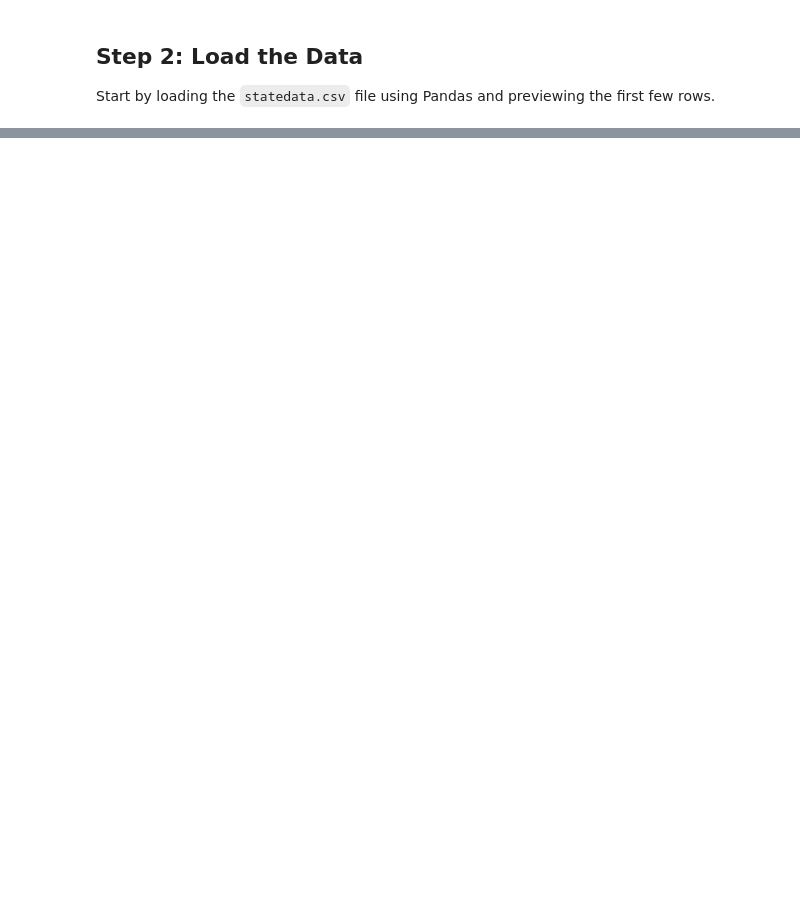
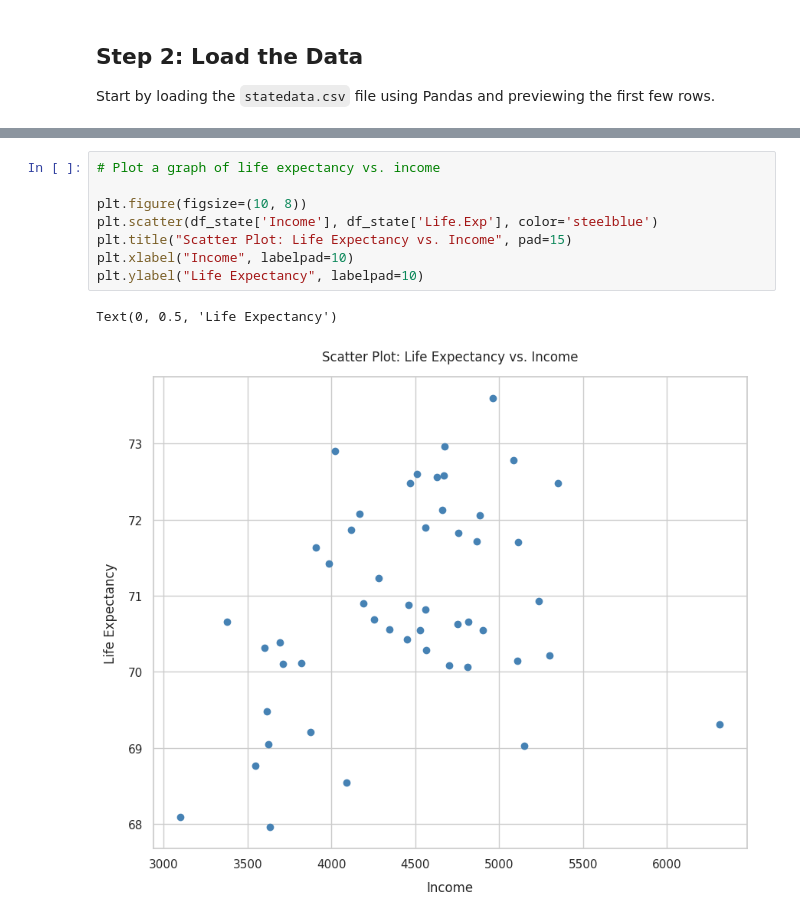
Before and after one commit to yuri-spizhovyi-mit/ET6-ML, a Jupyter notebook: Session1__data_analysis/notebooks/predicting_life_expectancy_in_the_us.ipynb, the cells around one changed output, grey strips where cells are left out. Cells and saved outputs as stored; diff of their text form; blank space fills up the shorter version.

```diff
--- a/Session1__data_analysis/notebooks/predicting_life_expectancy_in_the_us.ipynb
+++ b/Session1__data_analysis/notebooks/predicting_life_expectancy_in_the_us.ipynb
@@ -52,0 +266,11 @@ FileNotFoundError: [Errno 2] No such file or directory: 'Session1__data_analysis
+# %%
+# Plot a graph of life expectancy vs. income
+
+plt.figure(figsize=(10, 8))
+plt.scatter(df_state['Income'], df_state['Life.Exp'], color='steelblue')
+plt.title("Scatter Plot: Life Expectancy vs. Income", pad=15)
+plt.xlabel("Income", labelpad=10)
+plt.ylabel("Life Expectancy", labelpad=10)
+# %% [output]
+Text(0, 0.5, 'Life Expectancy')
+[figure, added]
```
Also changed, not shown: parts of 34 cells of this notebook.
